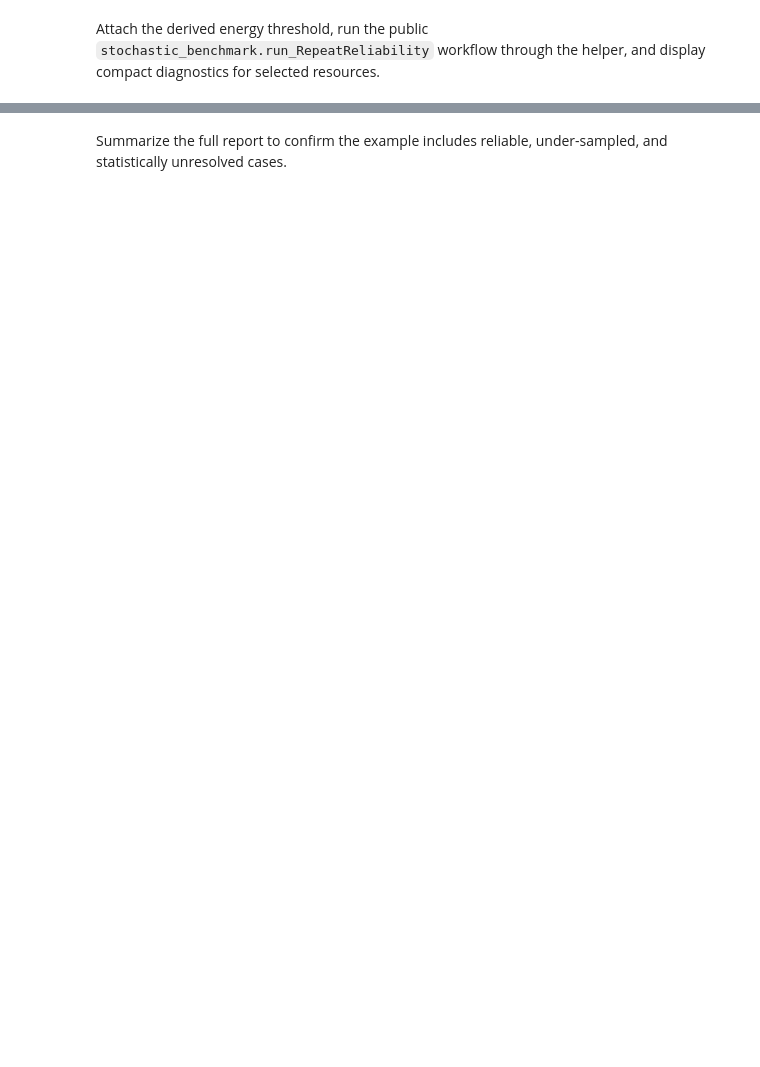
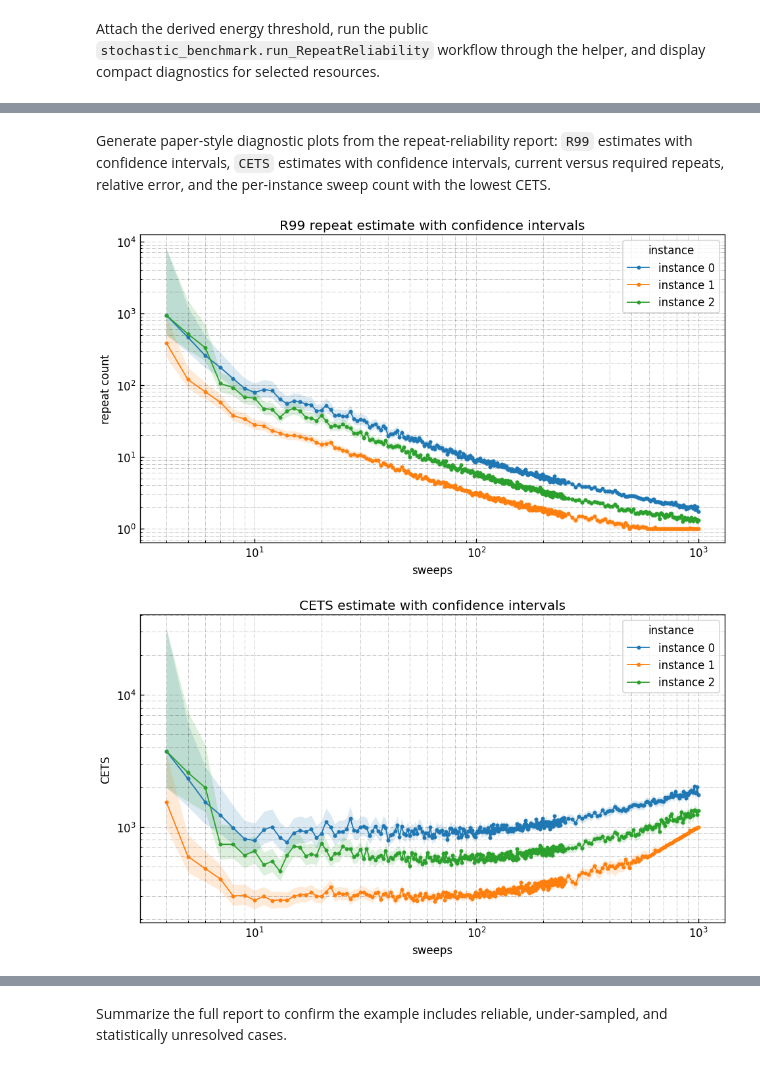
Before and after one commit to usra-riacs/stochastic-benchmark, a Jupyter notebook: examples/Simulated_Annealing/reliability_analysis.ipynb, the cells around one changed output, grey strips where cells are left out. Saved outputs shown, nothing was run; the diff lists cells and outputs as text; code cells hidden in the pictures; blank space fills up the shorter version.

Commit message:
Add executed SA reliability plots (#75)

```diff
--- a/examples/Simulated_Annealing/reliability_analysis.ipynb
+++ b/examples/Simulated_Annealing/reliability_analysis.ipynb
@@ -98,0 +121,75 @@ diagnostics
+# %% [markdown]
+Generate paper-style diagnostic plots from the repeat-reliability report: `R99` estimates with confidence intervals, `CETS` estimates with confidence intervals, current versus required repeats, relative error, and the per-instance sweep count with the lowest CETS.
+# %%
+import matplotlib.pyplot as plt
+
+plt.rcParams.update({"figure.dpi": 120})
+plot_report = (
+    report.sort_values(["instance", "sweeps"])
+    .replace([np.inf, -np.inf], np.nan)
+)
+
+
+def _finite_interval_frame(metric, lower, upper):
+    columns = ["instance", "sweeps", metric, lower, upper]
+    return plot_report.dropna(subset=[metric, lower, upper]).loc[:, columns]
+
+
+def _plot_metric_interval(metric, lower, upper, ylabel, title):
+    interval_frame = _finite_interval_frame(metric, lower, upper)
+    fig, ax = plt.subplots(figsize=(8, 4.6), constrained_layout=True)
+    colors = plt.rcParams["axes.prop_cycle"].by_key()["color"]
+
+    for color_index, (instance_id, group) in enumerate(interval_frame.groupby("instance", sort=True)):
+        group = group.sort_values("sweeps")
+        color = colors[color_index % len(colors)]
+        sweeps = group["sweeps"].to_numpy(dtype=float)
+        estimates = group[metric].to_numpy(dtype=float)
+        lower_bounds = group[lower].to_numpy(dtype=float)
+        upper_bounds = group[upper].to_numpy(dtype=float)
+        ax.plot(
+            sweeps,
+            estimates,
+            marker="o",
+            markersize=2.6,
+            linewidth=1.1,
+            color=color,
+            label=f"instance {instance_id}",
+        )
+        ax.fill_between(
+            sweeps,
+            lower_bounds,
+            upper_bounds,
+            color=color,
+            alpha=0.16,
+            linewidth=0,
+        )
+
+    ax.set_xscale("log")
+    ax.set_yscale("log")
+    ax.set_xlabel("sweeps")
+    ax.set_ylabel(ylabel)
+    ax.set_title(title)
+    ax.grid(True, which="both", alpha=0.25)
+    ax.legend(title="instance")
+    return fig, ax
+
+
+r99_fig, r99_ax = _plot_metric_interval(
+    "R99",
+    "R99_ci_lower",
+    "R99_ci_upper",
+    "repeat count",
+    "R99 repeat estimate with confidence intervals",
+)
+cets_fig, cets_ax = _plot_metric_interval(
+    "CETS",
+    "CETS_ci_lower",
+    "CETS_ci_upper",
+    "CETS",
+    "CETS estimate with confidence intervals",
+)
+plt.show()
+# %% [output]
+[figure, added]
+[figure, added]
```
Also changed, not shown: parts of 5 cells of this notebook.
